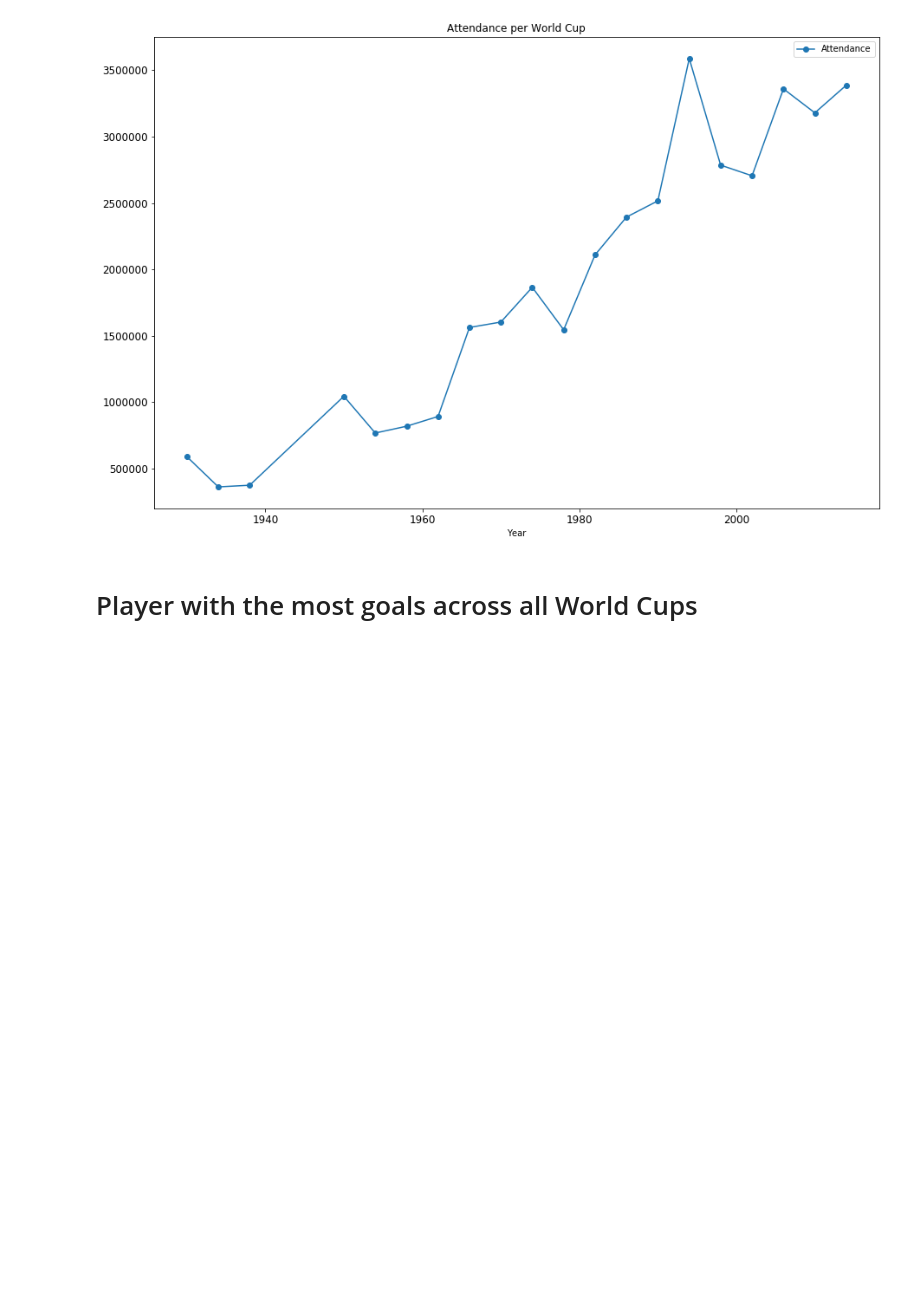
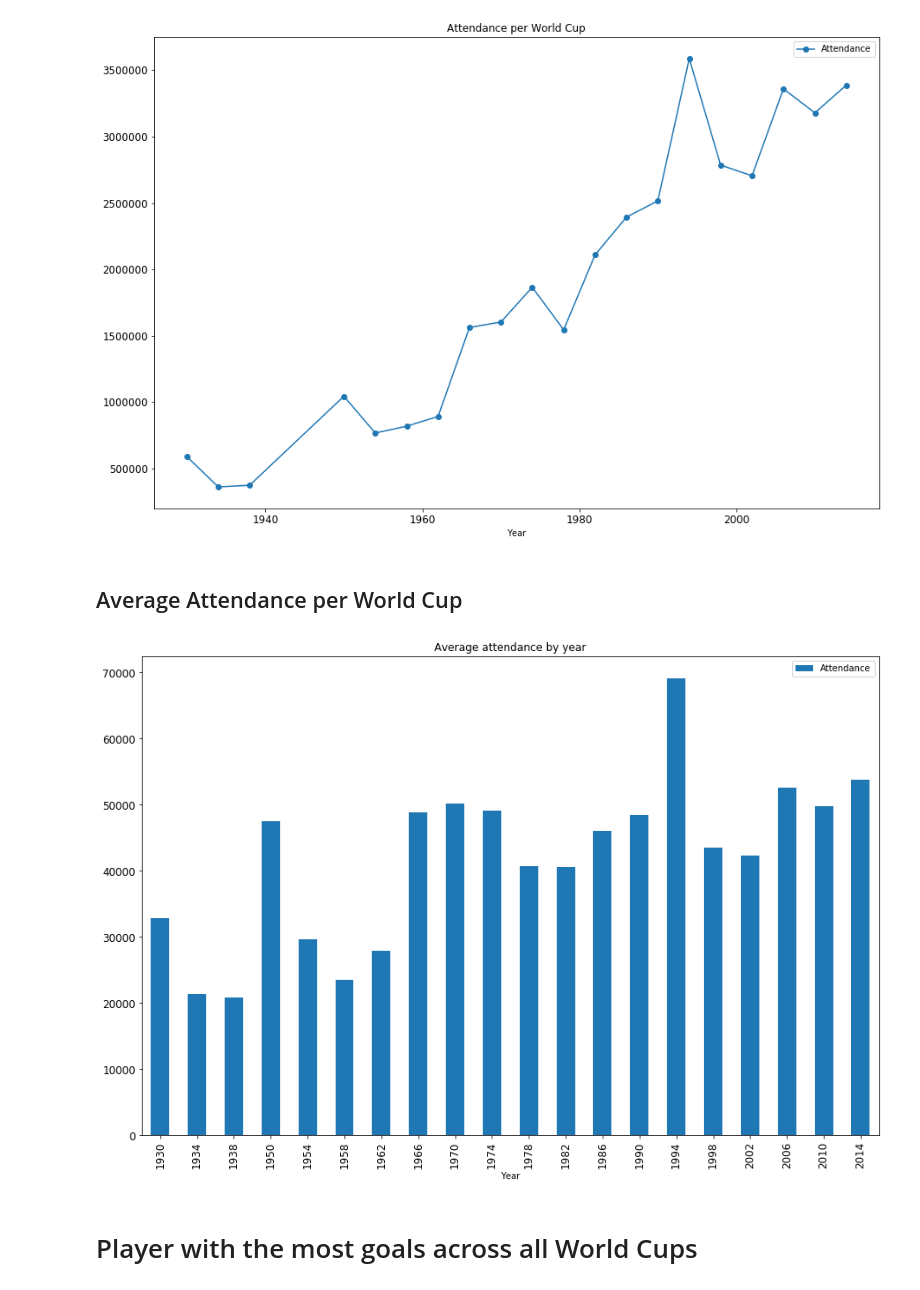
Before and after one commit to bhilprecht/ml-world-championship, a Jupyter notebook: FIFA_WM_Henrik.ipynb, the cells around one changed output. Cells and saved outputs as stored; diff of their text form; code cells hidden in the pictures; blank space fills up the shorter version.

```diff
--- a/FIFA_WM_Henrik.ipynb
+++ b/FIFA_WM_Henrik.ipynb
@@ -49,6 +52,15 @@ plt.show()
 # %% [output]
 <Figure size 864x432 with 0 Axes>
 [figure]
+# %% [markdown]
+## Average Attendance per World Cup
+# %%
+df_avg_attendance = df_matches.groupby("Year")["Attendance"].mean().reset_index()
+df_avg_attendance["Year"] = df_avg_attendance["Year"].astype(int)
+df_avg_attendance.set_index("Year").plot(kind='bar', title="Average attendance by year", figsize=(15, 10), legend=True, fontsize=12)
+plt.show()
+# %% [output]
+[figure, added]
 # %% [markdown]
 
 # Player with the most goals across all World Cups
```
Also changed, not shown: parts of 19 cells of this notebook, 1 other file.
